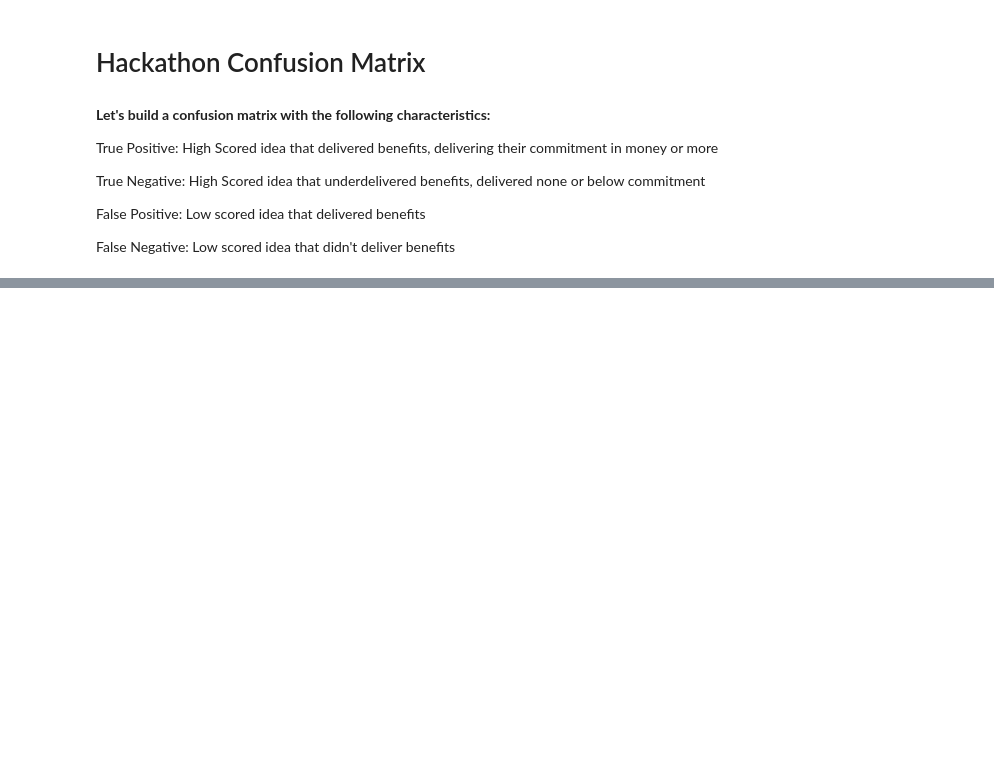
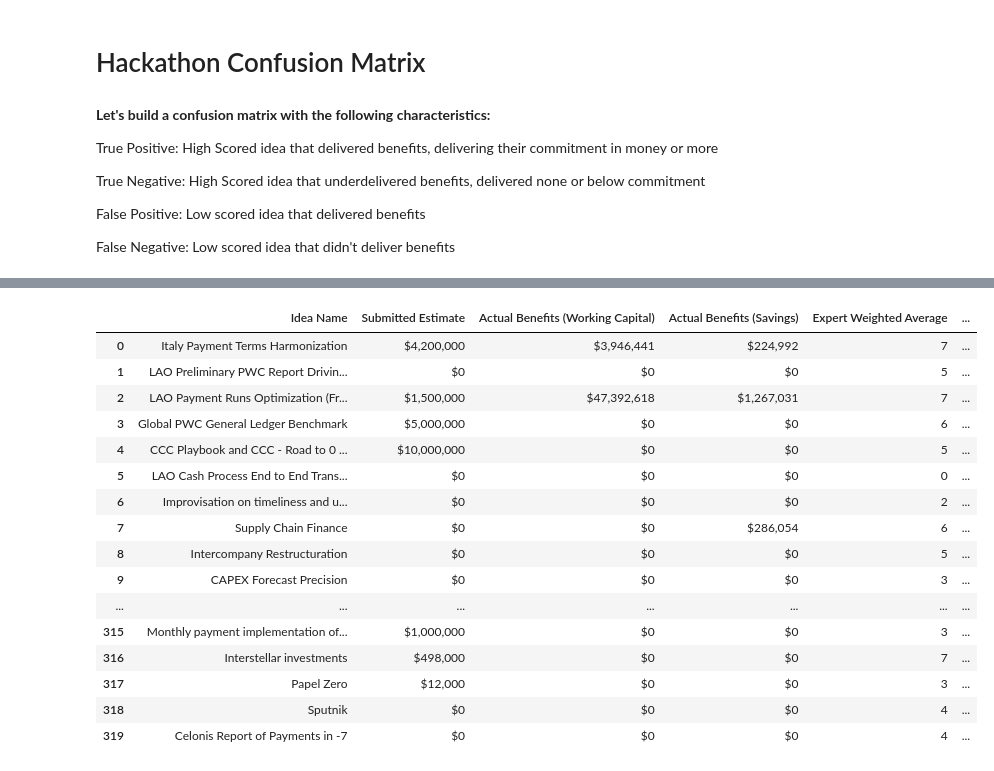
Before and after one commit to jdragu/K-C-Hackathon-Prediction, a Jupyter notebook: Hackathon.ipynb, the cells around one changed output, grey strips where cells are left out. Cells and saved outputs as stored; diff of their text form; code cells hidden in the pictures; blank space fills up the shorter version.

```diff
--- a/Hackathon.ipynb
+++ b/Hackathon.ipynb
@@ -397,0 +491,5 @@ plt.show()
+# %%
+# Now let's visualize the confusion matrix details in a table
+table_cf = subset_cf
+
+table_cf
@@ -397,0 +510,40 @@ plt.show()
+# %%
+# Convert to dollar amounts
+table_cf['submitted_estimate'] = table_cf['submitted_estimate'].apply(lambda x: f"${x:,}")
+table_cf['actual_benefits_wc'] = table_cf['actual_benefits_wc'].apply(lambda x: f"${x:,}")
+table_cf['actual_benefits_savings'] = table_cf['actual_benefits_savings'].apply(lambda x: f"${x:,}")
+# %%
+# Rename columns
+subset_cf.columns = [
+    'Idea Name', 'Submitted Estimate', 'Actual Benefits (Working Capital)',
+    'Actual Benefits (Savings)', 'Expert Weighted Average', 'Score', 'Delivered Benefits', 'Confusion Matrix Result'
+]
+
+# Set display option to show all rows and remove index
+pd.set_option('display.max_rows', None)
+
+# Set display options to show all columns and rows without truncation
+pd.set_option('display.max_columns', None)
+pd.set_option('display.max_rows', None)
+pd.set_option('display.max_colwidth', None)
+
+# Display the subset dataframe
+table_cf
+# %% [output]
+|  | Idea Name | Submitted Estimate | Actual Benefits (Working Capital) | Actual Benefits (Savings) | Expert Weighted Average | ... |
+| 0 | Italy Payment Terms Harmonization | $4,200,000 | $3,946,441 | $224,992 | 7 | ... |
+| 1 | LAO Preliminary PWC Report Drivin... | $0 | $0 | $0 | 5 | ... |
+| 2 | LAO Payment Runs Optimization (Fr... | $1,500,000 | $47,392,618 | $1,267,031 | 7 | ... |
+| 3 | Global PWC General Ledger Benchmark | $5,000,000 | $0 | $0 | 6 | ... |
+| 4 | CCC Playbook and CCC - Road to 0 ... | $10,000,000 | $0 | $0 | 5 | ... |
+| 5 | LAO Cash Process End to End Trans... | $0 | $0 | $0 | 0 | ... |
+| 6 | Improvisation on timeliness and u... | $0 | $0 | $0 | 2 | ... |
+| 7 | Supply Chain Finance | $0 | $0 | $286,054 | 6 | ... |
+| 8 | Intercompany Restructuration | $0 | $0 | $0 | 5 | ... |
+| 9 | CAPEX Forecast Precision | $0 | $0 | $0 | 3 | ... |
+| ... | ... | ... | ... | ... | ... | ... |
+| 315 | Monthly payment implementation of... | $1,000,000 | $0 | $0 | 3 | ... |
+| 316 | Interstellar investments | $498,000 | $0 | $0 | 7 | ... |
+| 317 | Papel Zero | $12,000 | $0 | $0 | 3 | ... |
+| 318 | Sputnik | $0 | $0 | $0 | 4 | ... |
+| 319 | Celonis Report of Payments in -7 | $0 | $0 | $0 | 4 | ... |
```
Also changed, not shown: parts of 16 cells of this notebook.
